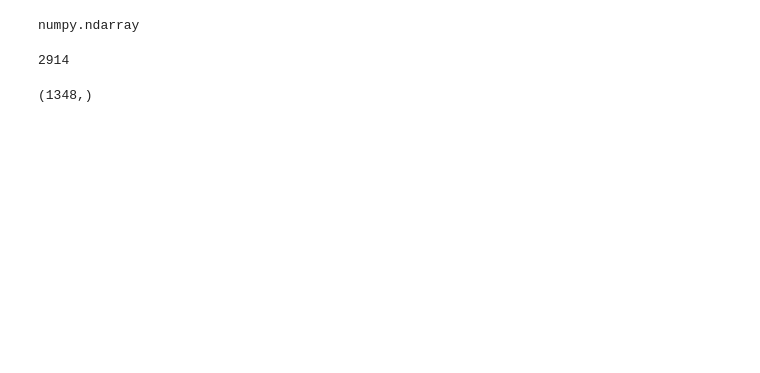
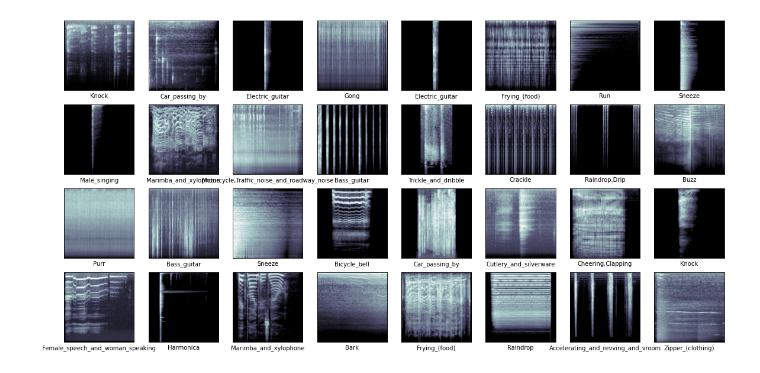
Before and after one commit to mizoma/audio-classification, a Jupyter notebook: notebooks/eda.ipynb, the cells around one changed output. Cells and saved outputs as stored; diff of their text form; code cells hidden in the pictures; blank space fills up the shorter version.

```diff
--- a/notebooks/eda.ipynb
+++ b/notebooks/eda.ipynb
@@ -40,12 +3,0 @@ array([[138.        , 135.66667   , 127.666664  , ...,   1.6666666 ,
-# %%
-type(faces.images)
-# %% [output]
-numpy.ndarray
-# %%
-62*47
-# %% [output]
-2914
-# %%
-faces.target.shape
-# %% [output]
-(1348,)
@@ -51,0 +7,11 @@ faces.target.shape
+# %%
+audio = MelspectrogramInput('train_curated')
+# %%
+import matplotlib.pyplot as plt
+fig, ax = plt.subplots(4, 8, figsize=(20,10))
+for i, axi in enumerate(ax.flat):
+    axi.imshow(audio.images[i], cmap='bone')
+    axi.set(xticks=[], yticks=[],
+            xlabel=audio.target_names[int(audio.target[i])])
+# %% [output]
+[figure, added]
```
Also changed, not shown: parts of 9 cells of this notebook, 1 other file.
